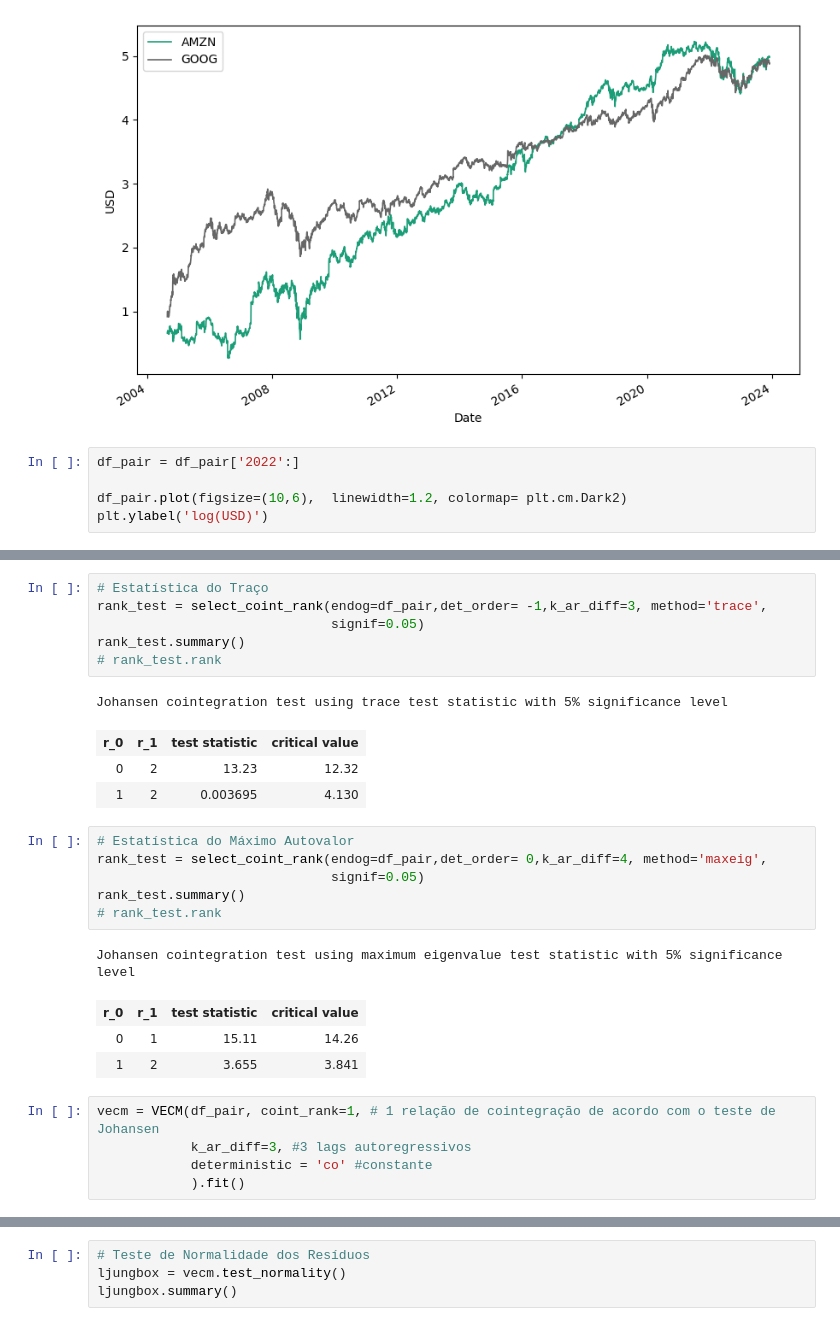
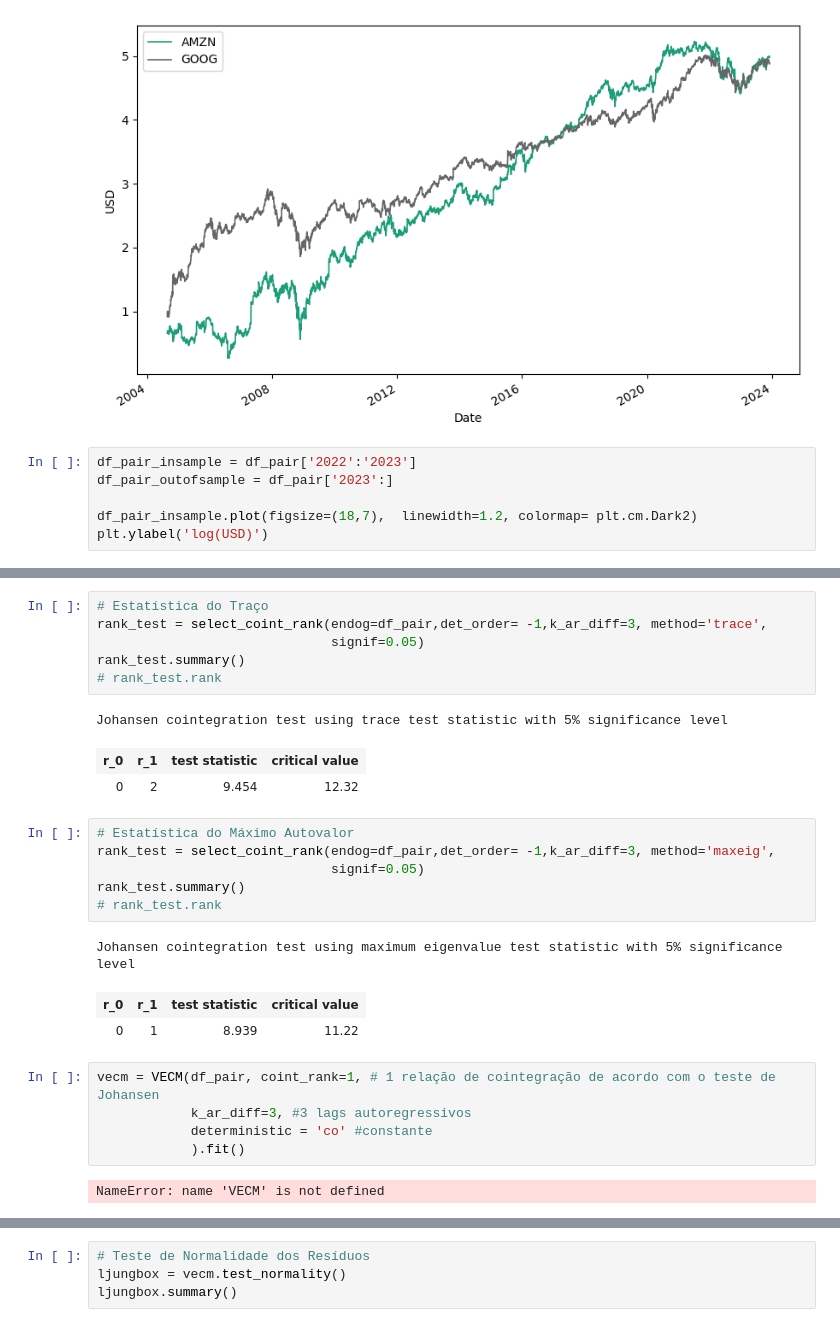
Before and after one commit to ViniNazato/Cointegration-PairTrading, a Jupyter notebook: VECM.ipynb, the cells around one changed output, grey strips where cells are left out. Cells and saved outputs as stored; diff of their text form.

```diff
--- a/VECM.ipynb
+++ b/VECM.ipynb
@@ -42,9 +42,10 @@ plt.ylabel('USD')
 Text(0, 0.5, 'USD')
 [figure]
 # %%
-df_pair = df_pair['2022':]
+df_pair_insample = df_pair['2022':'2023']
+df_pair_outofsample = df_pair['2023':]
 
-df_pair.plot(figsize=(10,6),  linewidth=1.2, colormap= plt.cm.Dark2)
+df_pair_insample.plot(figsize=(18,7),  linewidth=1.2, colormap= plt.cm.Dark2)
 plt.ylabel('log(USD)')
 # %% [output]
 Text(0, 0.5, 'log(USD)')
@@ -98,24 +112,24 @@ rank_test.summary()
 # %% [output]
 Johansen cointegration test using trace test statistic with 5% significance level
 | r_0 | r_1 | test statistic | critical value |
-| 0 | 2 | 13.23 | 12.32 |
-| 1 | 2 | 0.003695 | 4.130 |
+| 0 | 2 | 9.454 | 12.32 |
 # %%
 # Estatística do Máximo Autovalor
-rank_test = select_coint_rank(endog=df_pair,det_order= 0,k_ar_diff=4, method='maxeig',
+rank_test = select_coint_rank(endog=df_pair,det_order= -1,k_ar_diff=3, method='maxeig',
                               signif=0.05)
 rank_test.summary()
 # rank_test.rank
 # %% [output]
 Johansen cointegration test using maximum eigenvalue test statistic with 5% significance level
 | r_0 | r_1 | test statistic | critical value |
-| 0 | 1 | 15.11 | 14.26 |
-| 1 | 2 | 3.655 | 3.841 |
+| 0 | 1 | 8.939 | 11.22 |
 # %%
 vecm = VECM(df_pair, coint_rank=1, # 1 relação de cointegração de acordo com o teste de Johansen
             k_ar_diff=3, #3 lags autoregressivos
             deterministic = 'co' #constante
             ).fit()
+# %% [output]
+NameError: name 'VECM' is not defined
 # %%
 # Teste de Autocorrelação dos Resíduos
 ljungbox = vecm.test_whiteness()
```
Also changed, not shown: parts of 18 cells of this notebook, 4 other files.
